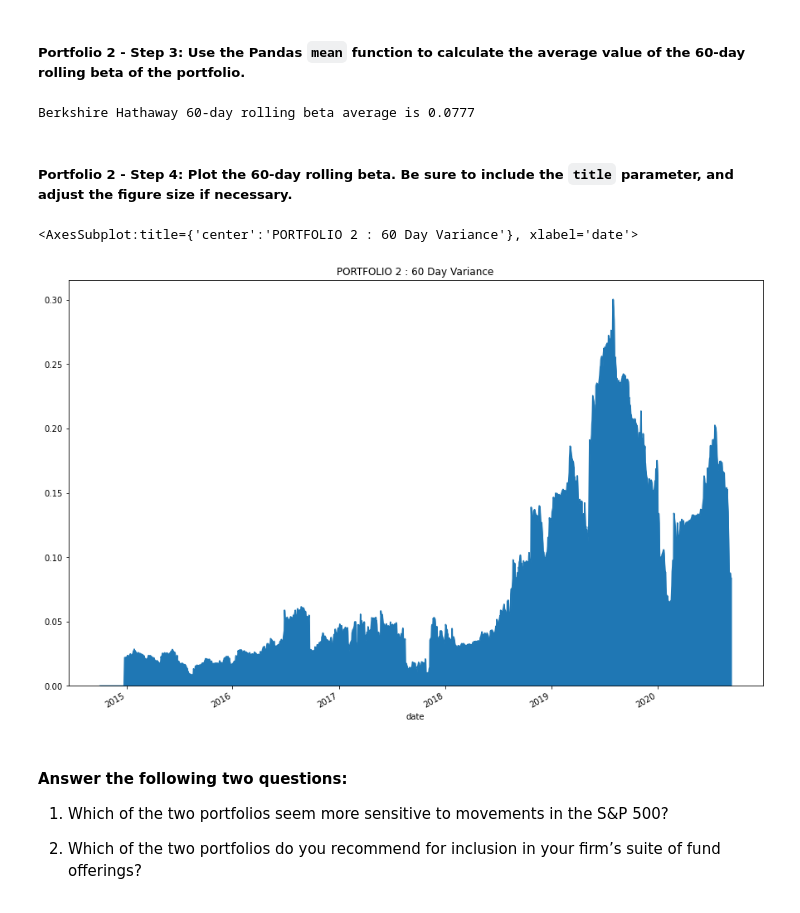
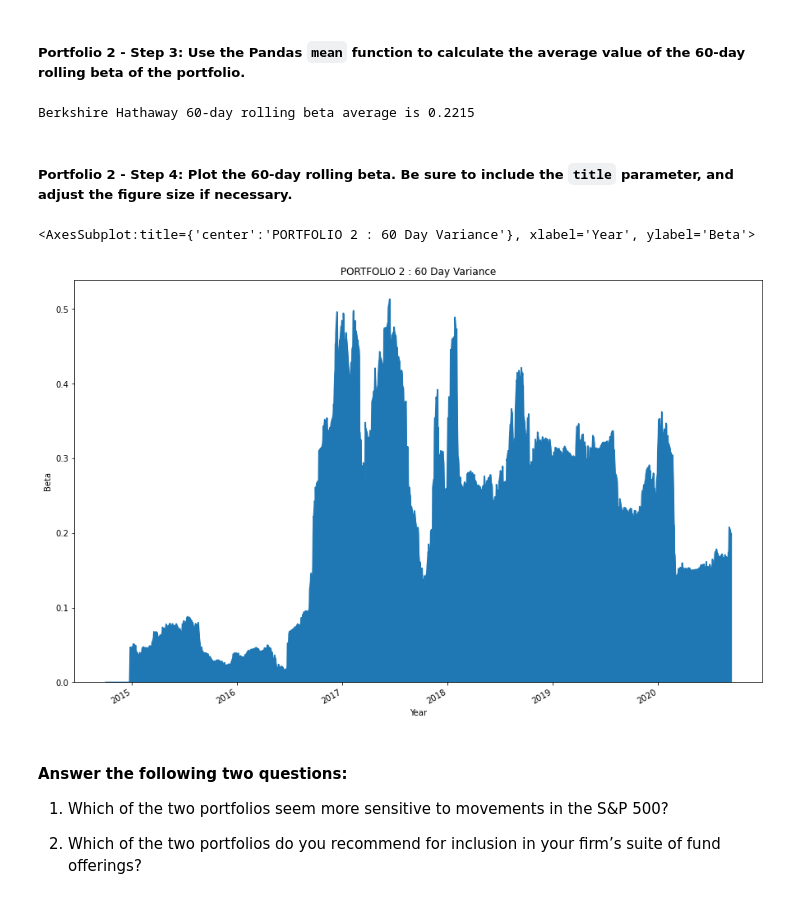
Before and after one commit to doble196/Risk_Return_Analyzer, a Jupyter notebook: risk_return_analysis.ipynb, the cells around one changed output. Saved outputs shown, nothing was run; the diff lists cells and outputs as text; code cells hidden in the pictures.

```diff
--- a/risk_return_analysis.ipynb
+++ b/risk_return_analysis.ipynb
@@ -131,9 +131,9 @@ whale_navs.head()
 # Prepare for the analysis by converting the dataframe of NAVs and prices to daily returns
 # Drop any rows with all missing values
 # Review the first five rows of the daily returns DataFrame.
-whale_dly_rtn_df = whale_navs.pct_change().dropna()
+whale_dly_df = whale_navs.pct_change().dropna()
 
-display(whale_dly_rtn_df.head())
+display(whale_dly_df.head())
 # %% [output]
 |  | SOROS FUND MANAGEMENT LLC | PAULSON & CO.INC. | TIGER GLOBAL MANAGEMENT LLC | BERKSHIRE HATHAWAY INC | S&P 500 |
 | date |  |  |  |  |  |
@@ -382,8 +382,8 @@ Your analysis is nearing completion. Now, you need to evaluate how the portfolio
 #### Use the Pandas `var` function to calculate the variance of the S&P 500 by using a 60-day rolling window. Visualize the last five rows of the variance of the S&P 500.
 # %%
 # Calculate the variance of the S&P 500 using a rolling 60-day window.
-snp_60_rlng_var = whale_dly_rtn_df["S&P 500"].rolling(window=60).var()
-snp_60_rlng_var.tail()
+snp_60_rolling_var = whale_dly_df["S&P 500"].rolling(window=60).var()
+snp_60_rolling_var.tail()
 #snp500_60d_rlng_var.plot(figsize=(30,20), title = "S&P 500 : 60 Day Variance")
 # %% [output]
 date
@@ -463,8 +463,8 @@ paulson_60d_beta_ptfl_1.plot.area(
 # %%
 # Calculate the covariance using a 60-day rolling window
 # Review the last five rows of the covariance data
-berkshire_60_cov = dly_rtrn_4_whale_navs_2_snp500["BERKSHIRE HATHAWAY INC"].rolling(window=60).cov(dly_rtrn_4_whale_navs_2_snp500["S&P 500"])
+berkshire_60_cov = whale_dly_df["BERKSHIRE HATHAWAY INC"].rolling(window=60).cov(whale_dly_df["S&P 500"])
 
-paulson_60_cov.tail()
+berkshire_60_cov.tail()
 # %% [output]
 date
@@ -479,9 +479,9 @@ dtype: float64
 # %%
 # Calculate the beta based on the 60-day rolling covariance compared to the market (S&P 500)
 # Review the last five rows of the beta information
-berkshire_60_cov = berkshire_60_cov / snp500_60d_rlng_var
+berkshire_snp_60_beta = berkshire_60_cov / snp_60_rolling_var
 
-berkshire_60_cov.tail()
+berkshire_snp_60_beta.tail()
 # %% [output]
 date
 2020-09-04    0.207879
@@ -494,22 +494,24 @@ dtype: float64
 ##### Portfolio 2 - Step 3: Use the Pandas `mean` function to calculate the average value of the 60-day rolling beta of the portfolio.
 # %%
 # Calculate the average of the 60-day rolling beta
-portfolio_2 = paulson_60_beta.mean()
+portfolio_2 = berkshire_snp_60_beta.mean()
 
 print(f"Berkshire Hathaway 60-day rolling beta average is {portfolio_2:.4f}")
 # %% [output]
-Berkshire Hathaway 60-day rolling beta average is 0.0777
+Berkshire Hathaway 60-day rolling beta average is 0.2215
 # %% [markdown]
 ##### Portfolio 2 - Step 4: Plot the 60-day rolling beta. Be sure to include the `title` parameter, and adjust the figure size if necessary.
 # %%
 # Plot the rolling beta
 # Include a title parameter and adjust the figure size
-paulson_60_beta.plot.area(
+berkshire_snp_60_beta.plot.area(
     title = "PORTFOLIO 2 : 60 Day Variance",
+    xlabel= "Year",
+    ylabel= "Beta",
     figsize=(15,10))
 # %% [output]
-<AxesSubplot:title={'center':'PORTFOLIO 2 : 60 Day Variance'}, xlabel='date'>
+<AxesSubplot:title={'center':'PORTFOLIO 2 : 60 Day Variance'}, xlabel='Year', ylabel='Beta'>
-[figure, old version]
+[figure, new version]
 # %% [markdown]
 #### Answer the following two questions:
 
```
Also changed, not shown: parts of 17 cells of this notebook, 2 other files.
